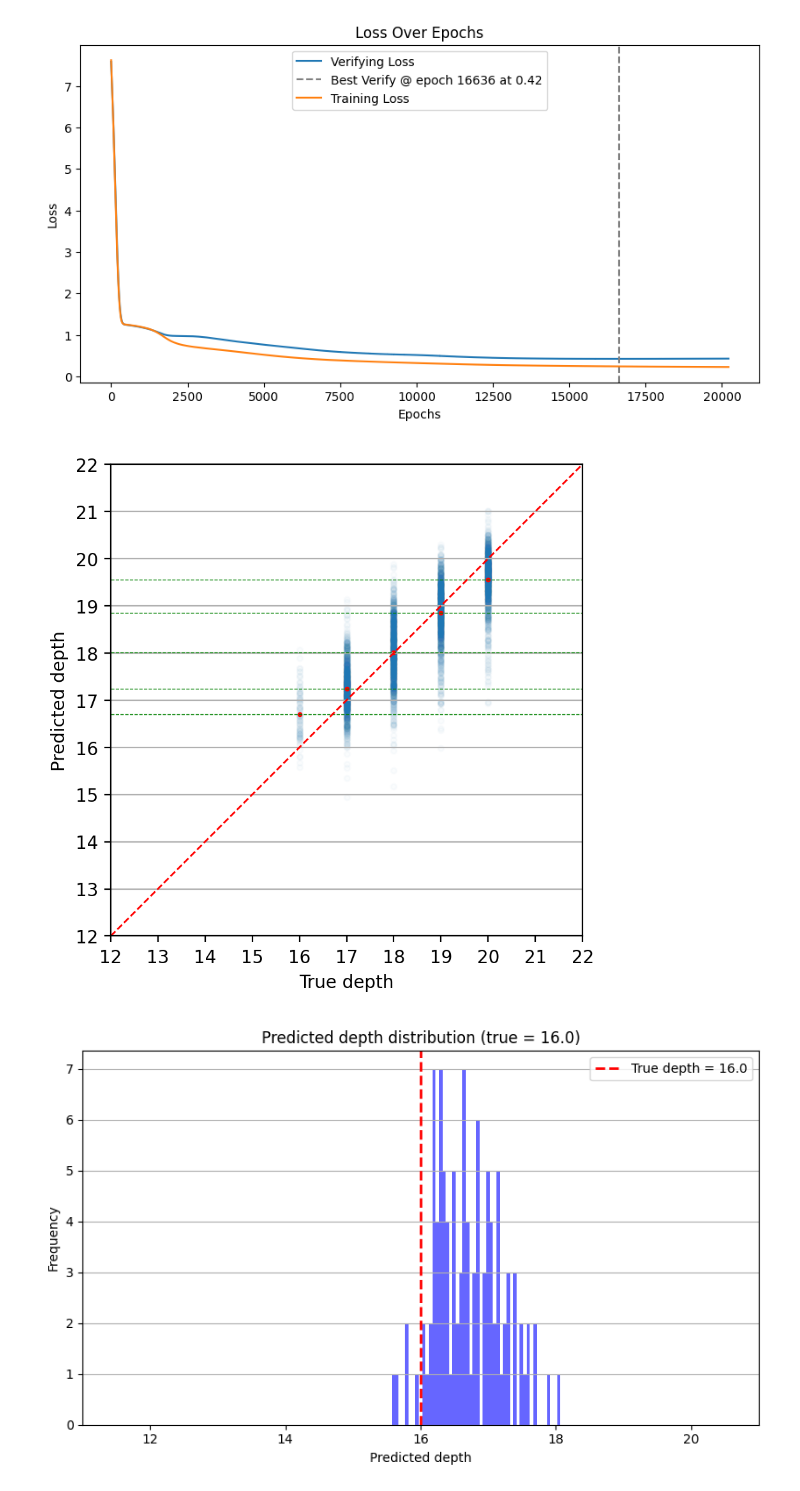
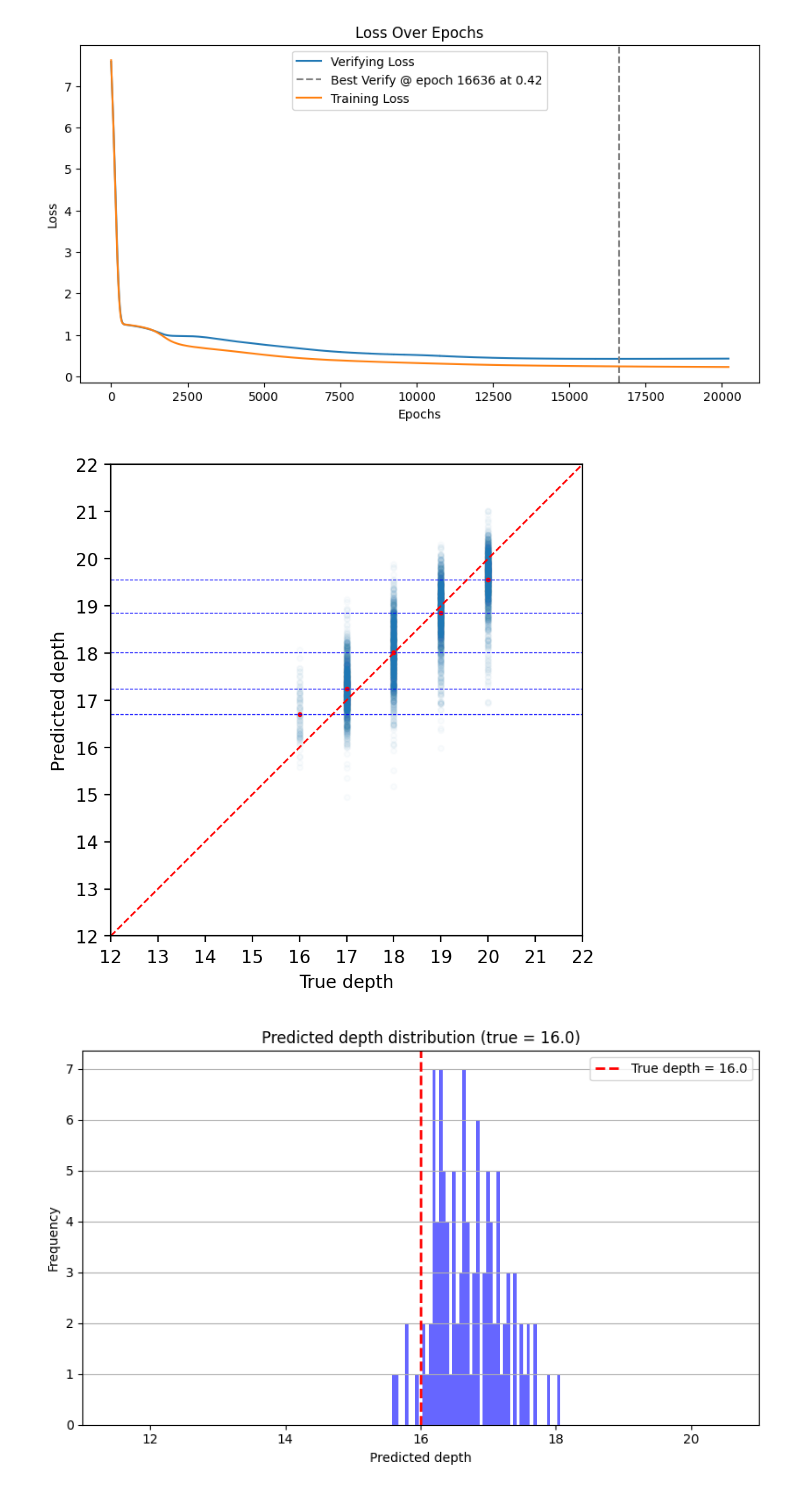
Before and after one commit to XiongStony/data_analyse, a Jupyter notebook: Niryo-robot-test/The_third_NeedleARM.ipynb, the cells around one changed output. Cells and saved outputs as stored; diff of their text form; code cells hidden in the pictures.

```diff
--- a/Niryo-robot-test/The_third_NeedleARM.ipynb
+++ b/Niryo-robot-test/The_third_NeedleARM.ipynb
@@ -574,36 +574,36 @@ num = 5000
 
 out_dep_np, reg_np = te_depth_np[:num] + 16, reg_y_te_np[:num] + 16
 
 mean_vals = []
 for reg_label in np.unique(reg_np):
     bool_index = reg_np == reg_label
     mean = out_dep_np[bool_index].mean()
     mean_vals.append(mean)
 
 plt.figure(dpi=200)
 plt.scatter(reg_np, out_dep_np, s=10, alpha=0.02)
 plt.scatter(np.unique(reg_np),mean_vals, s=3, alpha=1, c='r')
 for mean_val in mean_vals:
-    plt.axhline(mean_val, color='green', linestyle='--', linewidth=0.5,
+    plt.axhline(mean_val, color='blue', linestyle='--', linewidth=0.5,
                 label= "Average depth")
 
 min_val = 12
 max_val = 22
 plt.plot([min_val, max_val], [min_val, max_val], 'r--', linewidth=1)
 
 plt.xlim((min_val, max_val))
 plt.ylim((min_val, max_val))
 plt.xticks(range(min_val,max_val+1))
 plt.yticks(range(min_val,max_val+1))
 ax = plt.gca()
 ax.set_aspect('equal', adjustable='box')   # 只改比例，不重算 limits
 
 plt.xlabel("True depth")
 plt.ylabel("Predicted depth")
-plt.grid(axis='y')
+
 plt.show()
 # %% [output]
-[figure, old version]
+[figure, new version]
 # %%
 text = f"REGRESSION: seedl = {seedl}, seed = {seed}, r = {r},  atthead = {numhead}, \
 win = {win}, dropout = {cls_dropout}, learning_rate = {learning_rate}, best_verify_loss = {best_loss}\n"
```
Also changed, not shown: 1 other file.
